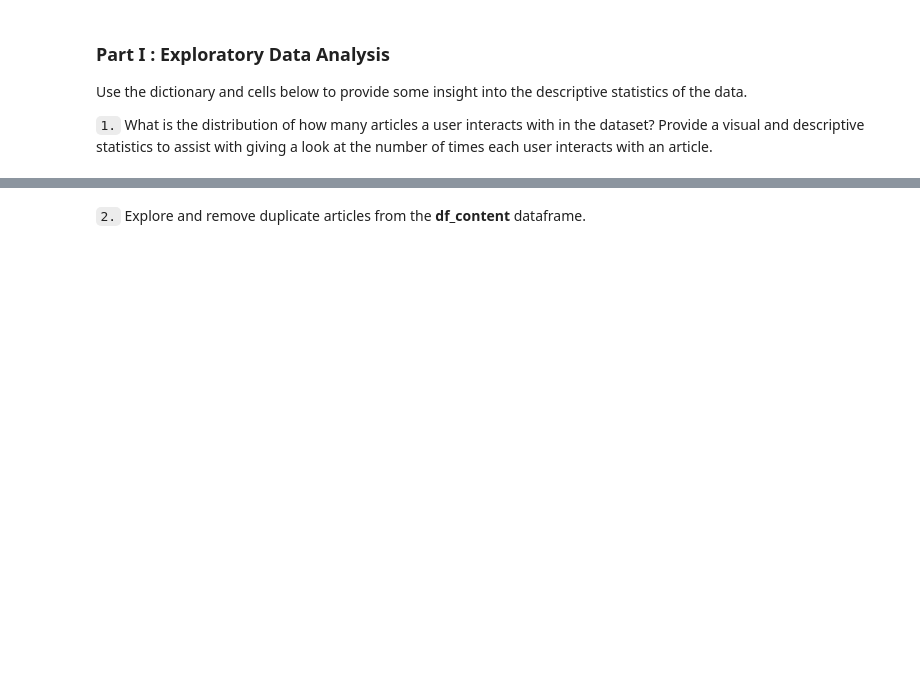
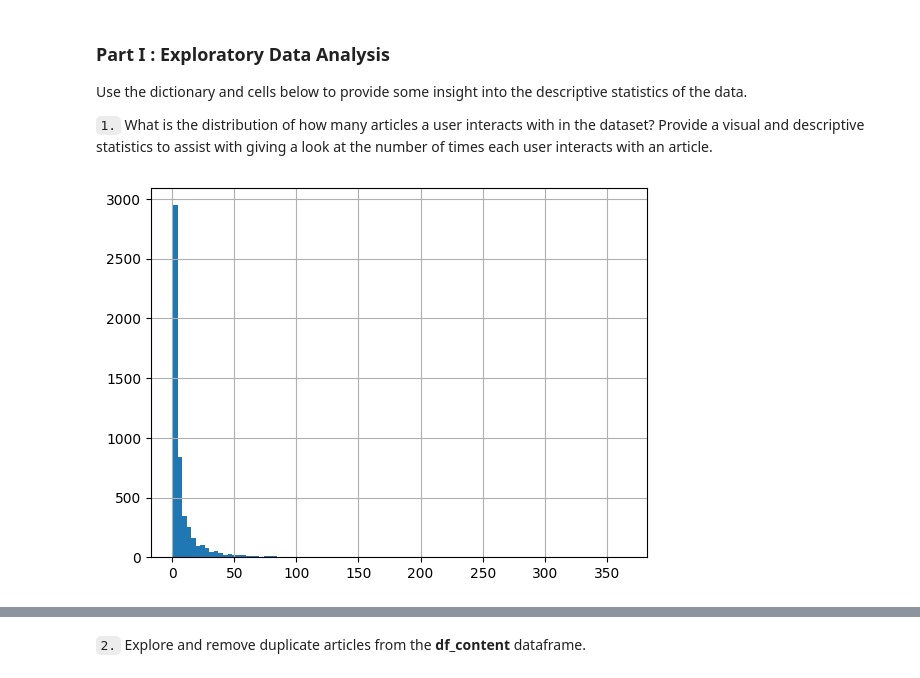
Before and after one commit to LourensWalters/data-science, a Jupyter notebook: notebooks/recommendation-engine/Recommendations_with_IBM.ipynb, the cells around one changed output, grey strips where cells are left out. Saved outputs shown, nothing was run; the diff lists cells and outputs as text; code cells hidden in the pictures; blank space fills up the shorter version.

```diff
--- a/notebooks/recommendation-engine/Recommendations_with_IBM.ipynb
+++ b/notebooks/recommendation-engine/Recommendations_with_IBM.ipynb
@@ -58,3 +58,7 @@ df_content.head()
 Use the dictionary and cells below to provide some insight into the descriptive statistics of the data.
 
 `1.` What is the distribution of how many articles a user interacts with in the dataset?  Provide a visual and descriptive statistics to assist with giving a look at the number of times each user interacts with an article.
+# %%
+_ = df['email'].value_counts().hist(bins=100)
+# %% [output]
+[figure, added]
```
Also changed, not shown: parts of 24 cells of this notebook, 7 other files.
